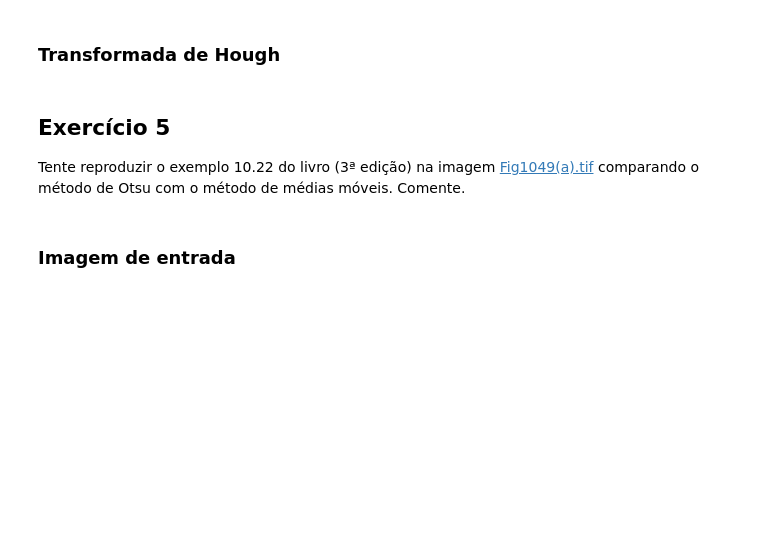
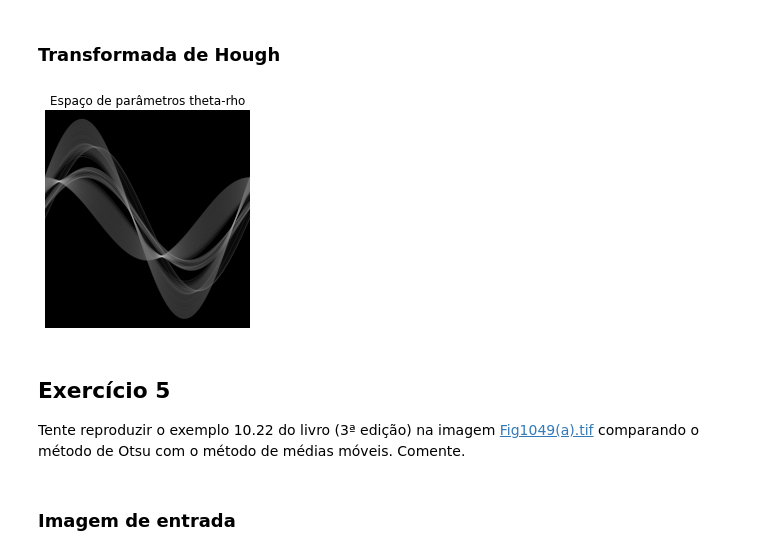
Before and after one commit to gabrielcbenedito/pdi, a Jupyter notebook: lista_2/lista_2.ipynb, the cells around one changed output. Saved outputs shown, nothing was run; the diff lists cells and outputs as text; code cells hidden in the pictures; blank space fills up the shorter version.

```diff
--- a/lista_2/lista_2.ipynb
+++ b/lista_2/lista_2.ipynb
@@ -272,5 +295,34 @@ border_45n_img[border_45n_img < 0] = 0
 # %% [markdown]
 ### Transformada de Hough
+# %%
+def line_polar(x, y, theta):
+    return x*np.cos(theta) + y*np.sin(theta)
+
+def hough_t(img, theta_interval):
+    max_rho = np.ceil(np.sqrt(np.power(img.shape[0], 2) + np.power(img.shape[1], 2))).astype(int)
+    theta_count = np.ceil(2 * np.pi/theta_interval).astype(int)
+    min_theta = -np.pi
+    max_theta = np.pi
+    theta = np.linspace(min_theta, max_theta, num=theta_count)
+    hough_t_out = np.zeros((2 * max_rho, theta_count))
+    for x in range(img.shape[0]):
+        for y in range(img.shape[1]):
+            if img[x, y] == 1:
+                rho = line_polar(x, y, theta)
+                for r, t in zip(rho, theta):
+                    r = int((r + max_rho)/(2 * max_rho) * hough_t_out.shape[0] - 1)
+                    t = int((t - min_theta)/(max_theta - min_theta) * hough_t_out.shape[1] - 1)
+                    hough_t_out[r, t] = hough_t_out[r, t] + 1
+    return hough_t_out, max_rho
+# %%
+hough_t_out, max_rho = hough_t(border_img, np.pi/720)
+# %%
+fig, ax = plt.subplots()
+ax.imshow(hough_t_out + 1, cmap='gray', norm=LogNorm())
+ax.set_title('Espaço de parâmetros theta-rho')
+ax.axis('off');
+# %% [output]
+[figure, added]
 # %% [markdown]
 ## Exercício 5
 
```
Also changed, not shown: parts of 2 cells of this notebook.
